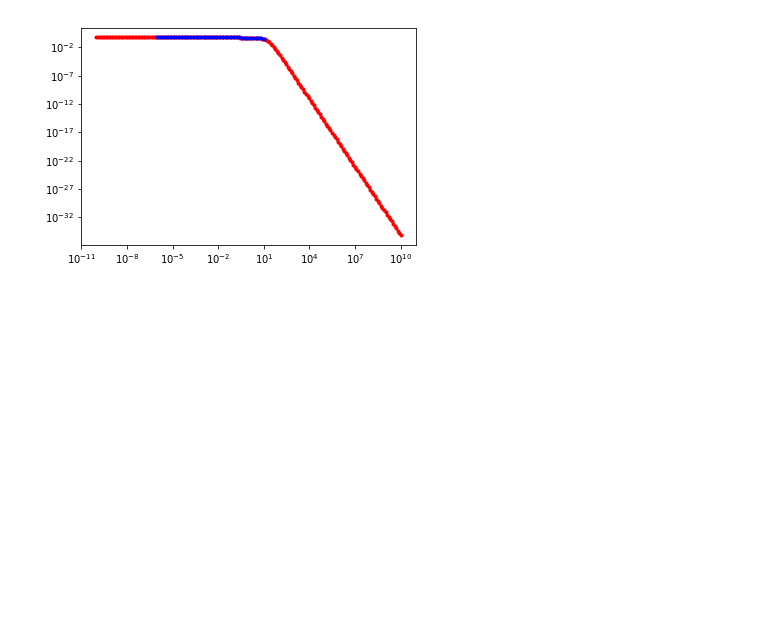
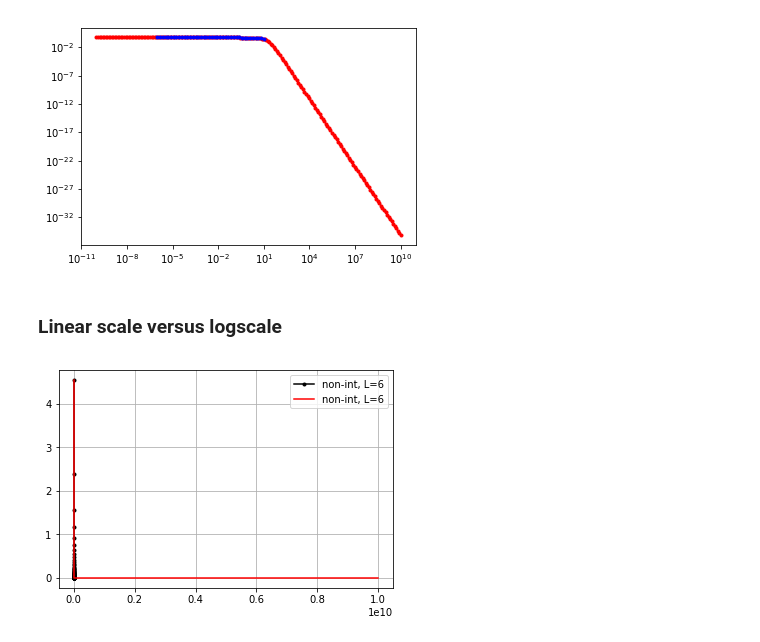
Before and after one commit to alexandreday/counterdiabatic-driving, a Jupyter notebook: zero_denom/jupyter_codes/mu_scaling_different_regime/1bymu_scaling.ipynb, the cells around one changed output. Cells and saved outputs as stored; diff of their text form; code cells hidden in the pictures; blank space fills up the shorter version.

```diff
--- a/zero_denom/jupyter_codes/mu_scaling_different_regime/1bymu_scaling.ipynb
+++ b/zero_denom/jupyter_codes/mu_scaling_different_regime/1bymu_scaling.ipynb
@@ -291,3 +313,35 @@ plt.loglog(w6,z6, 'b.-')
 # %% [output]
 [<matplotlib.lines.Line2D at 0x...>]
 [figure]
+# %% [markdown]
+### Linear scale versus logscale
+# %%
+#x1_l,y1_l=np.loadtxt("v3_linear_mu_scaling/v3.0_L4_nonint_mu_linear_scaling.dat",unpack=True,skiprows=3)
+#x2_l,y2_l=np.loadtxt("v3_linear_mu_scaling/v3.0_L4_int_mu_linear_scaling.dat",unpack=True,skiprows=3 )
+x1_l,y1_l=np.loadtxt("v3_linear_mu_scaling/v3.0_L6_nonint_mu_linear_scaling.dat",unpack=True,skiprows=3)
+x2_l,y2_l=np.loadtxt("v3_linear_mu_scaling/v3.0_L6_int_mu_linear_scaling.dat",unpack=True,skiprows=3 )
+x3_l,y3_l=np.loadtxt("v3_linear_mu_scaling/v3.0_L8_nonint_mu_linear_scaling.dat",unpack=True,skiprows=3 )
+x4_l,y4_l=np.loadtxt("v3_linear_mu_scaling/v3.0_L8_int_mu_linear_scaling.dat",unpack=True,skiprows=3 )
+x5_l,y5_l=np.loadtxt("v3_linear_mu_scaling/v3.0_L10_nonint_mu_linear_scaling.dat",unpack=True,skiprows=3 )
+x6_l,y6_l=np.loadtxt("v3_linear_mu_scaling/v3.0_L10_int_mu_linear_scaling.dat",unpack=True,skiprows=3 )
+# %%
+x1,y1=np.loadtxt("v2.0_L6_nonint_mu_scaling.dat",unpack=True,skiprows=3 )
+x2,y2=np.loadtxt("v2.0_L6_int_mu_scaling.dat",unpack=True,skiprows=3)
+x3,y3=np.loadtxt("v2.0_L8_nonint_mu_scaling.dat",unpack=True,skiprows=3 )
+x4,y4=np.loadtxt("v2.0_L8_int_mu_scaling.dat",unpack=True,skiprows=3)
+x5,y5=np.loadtxt("v2.0_L10_nonint_mu_scaling.dat",unpack=True,skiprows=3 )
+x6,y6=np.loadtxt("v2.0_L10_int_mu_scaling.dat",unpack=True,skiprows=3)
+x7,y7=np.loadtxt("v2.0_L12_nonint_mu_scaling.dat",unpack=True,skiprows=3 )
+x8,y8=np.loadtxt("v2.0_L12_int_mu_scaling.dat",unpack=True,skiprows=3)
+x9,y9=np.loadtxt("v2.0_L14_nonint_mu_scaling.dat",unpack=True,skiprows=3)
+x10,y10=np.loadtxt("v2.0_L14_int_mu_scaling.dat",unpack=True,skiprows=3)
+# %%
+plt.plot(x1_l,y1_l/2**6,'k.-', label='non-int, L=6')
+plt.plot(x1,y1/2**6,'r-', label='non-int, L=6')
+#plt.plot(x3,y3/2**6,'r-', label='int, L=6')
+#plt.plot(x5,y5/2**8, 'g-', label='int, L=8')
+#plt.plot(x7,y7/2**10, 'm-', label='int, L=10')
+plt.legend()
+plt.grid()
+# %% [output]
+[figure, added]
```
Also changed, not shown: parts of 18 cells of this notebook, 25 other files.
